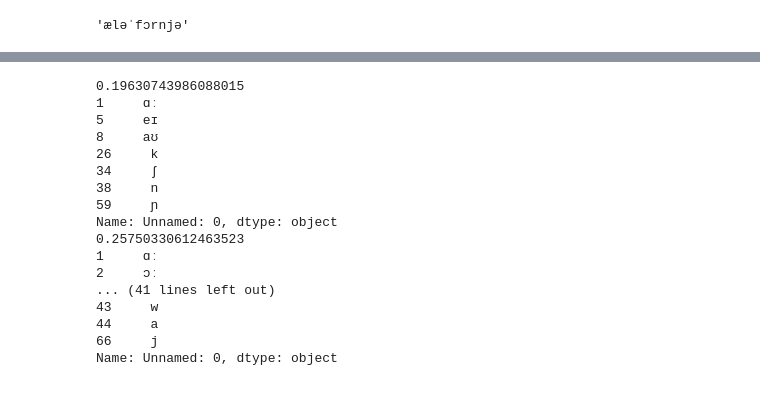
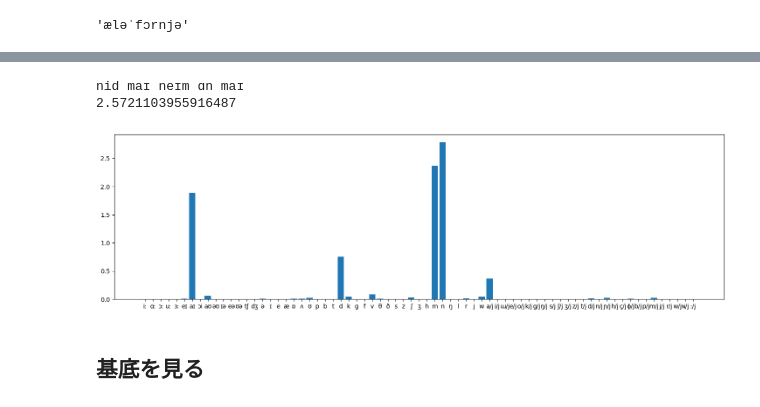
Before and after one commit to ozumin/soramimi, a Jupyter notebook: NMF.ipynb, the cells around one changed output, grey strips where cells are left out. Cells and saved outputs as stored; diff of their text form; code cells hidden in the pictures.

Commit message:
complete soramimi

```diff
--- a/NMF.ipynb
+++ b/NMF.ipynb
@@ -161,27 +139,40 @@ def print_atom(coef, P):
+# %%
+def reconstruct_err(target, P):
+    ipa_arr = string_to_ipa(target)
+    coder = SparseCoder(dictionary = P[:44,:].T, transform_algorithm="lasso_lars", positive_code=True)
+    ipa_arr = ipa_arr.reshape(44,1)
+    coef = coder.transform(ipa_arr.T)
+    err = np.absolute(ipa_arr - np.dot(P[:44,:], coef.T)).sum()
+    return err
 # %%
 def reconstruct(target, P):
     ipa_arr = string_to_ipa(target)
-    coder = SparseCoder(dictionary = P[:44,:].T)
+    coder = SparseCoder(dictionary = P[:44,:].T, transform_algorithm="lasso_lars", positive_code=True)
     ipa_arr = ipa_arr.reshape(44,1)
     coef = coder.transform(ipa_arr.T)
-    print_atom(coef[0], P)
+    err = np.absolute(ipa_arr - np.dot(P[:44,:], coef.T)).sum()
+    print(err)
+    #print_atom(coef[0], P)
+    print_atom_connect(coef[0], P)
-# %%
-reconstruct('æləˈfɔrnjə', P)
-# %% [output]
-0.19630743986088015
-1     ɑː
-5     eɪ
-8     aʊ
-26     k
-34     ʃ
-38     n
-59     ɲ
-Name: Unnamed: 0, dtype: object
-0.25750330612463523
-1     ɑː
-2     ɔː
-... (41 lines left out)
-43     w
-44     a
-66     j
-Name: Unnamed: 0, dtype: object
+# %%
+def find_soramimi2(target, window, P):
+    error = []
+    for i in range(len(target) - window):
+        tmp = target[i:(window+i)]
+        error.append(reconstruct_err(tmp, P))
+    return np.array(error)
+# %%
+def plot_soramimi(target, win, P):
+    error = find_soramimi2(target, win, P)
+    min_err = error.argsort()[0]
+    tar = target[min_err:min_err+win]
+    print(tar)
+    reconstruct(tar, P)
+# %%
+plot_soramimi(target3, 20, P)
+# %% [output]
+nid maɪ neɪm ɑn maɪ
+2.5721103955916487
+[figure, added]
+# %% [markdown]
+## 基底を見る
```
Also changed, not shown: parts of 29 cells of this notebook, 2 other files.
